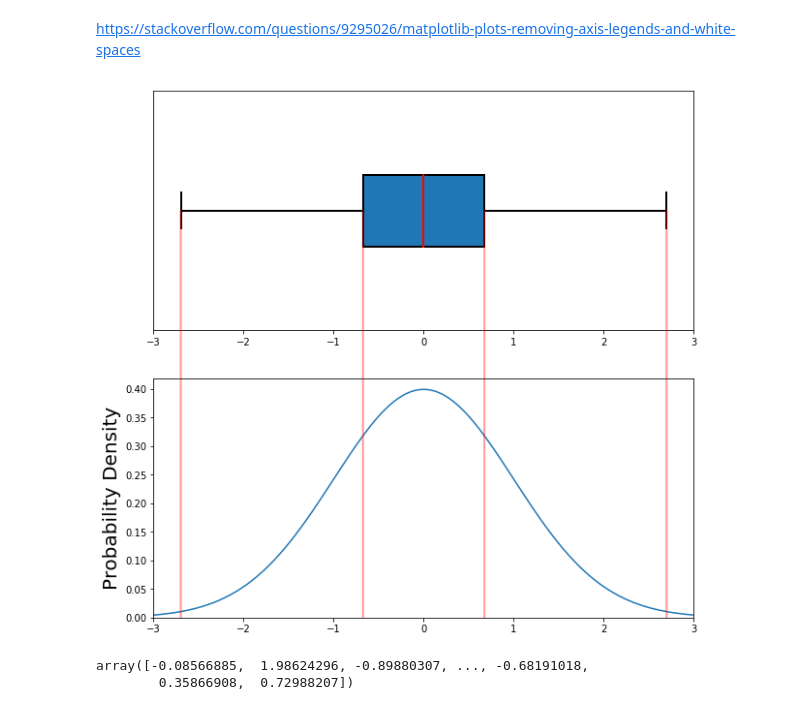
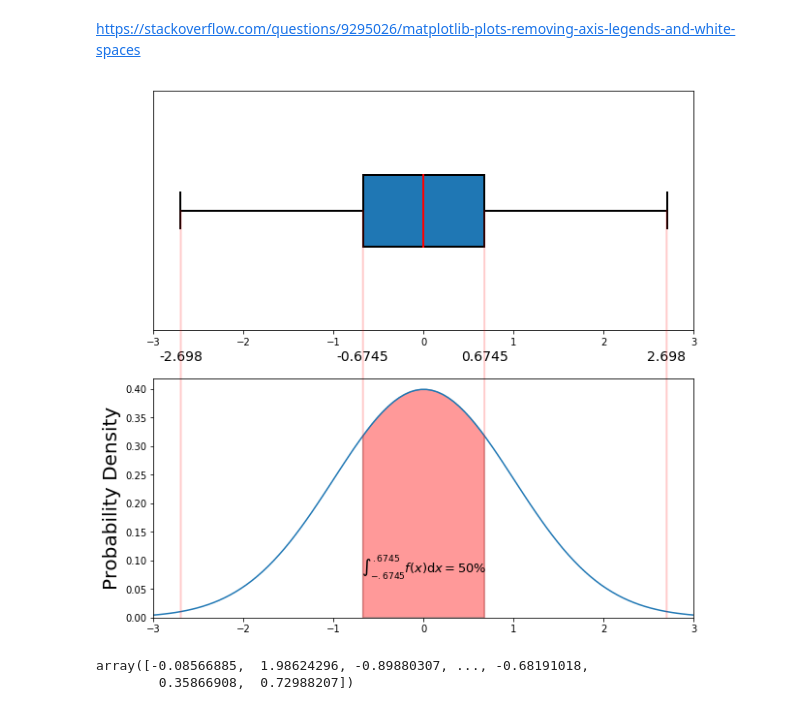
Before and after one commit to mGalarnyk/Python_Tutorials, a Jupyter notebook: Statistics/box_plot.ipynb, the cells around one changed output. Saved outputs shown, nothing was run; the diff lists cells and outputs as text; code cells hidden in the pictures.

Commit message:
Update boxplot image

```diff
--- a/Statistics/box_plot.ipynb
+++ b/Statistics/box_plot.ipynb
@@ -25,6 +26,10 @@ https://matplotlib.org/examples/statistics/boxplot_demo.html
 https://stackoverflow.com/questions/6146290/plotting-a-line-over-several-graphs
 # %% [markdown]
 https://stackoverflow.com/questions/9295026/matplotlib-plots-removing-axis-legends-and-white-spaces
+# %%
+def normalProbabilityDensity(x):
+    constant = 1.0 / np.sqrt(2*np.pi)
+    return(constant * np.exp((-x**2) / 2.0) )
 # %%
 # connection path is here: https://stackoverflow.com/questions/6146290/plotting-a-line-over-several-graphs
 
@@ -63,43 +68,73 @@ axes[1].set_ylabel('Probability Density', size = 20);
 # lower box
 con = ConnectionPatch(xyA=(-.6745, 0), xyB=(-.6745, 0),
     coordsA="data", coordsB="data", axesA=axes[1], axesB=axes[0],
-    arrowstyle="-", linewidth=2, color="red", zorder = 2, alpha = .4)
+    arrowstyle="-", linewidth=2, color="red", zorder = 2, alpha = .2)
 axes[1].add_artist(con)
 
 # upper box
 con = ConnectionPatch(xyA=(.6745, 0), xyB=(.6745, 0),
     coordsA="data", coordsB="data", axesA=axes[1], axesB=axes[0],
-    arrowstyle="-", linewidth=2, color="red", zorder = 2, alpha = .4)
+    arrowstyle="-", linewidth=2, color="red", zorder = 2, alpha = .2)
 axes[1].add_artist(con)
 
 # lower whisker
 con = ConnectionPatch(xyA=(-2.698, 0), xyB=(-2.698, 0),
     coordsA="data", coordsB="data", axesA=axes[1], axesB=axes[0],
-    arrowstyle="-", linewidth=2, color="red", zorder = 2, alpha = .4)
+    arrowstyle="-", linewidth=2, color="red", zorder = 2, alpha = .2)
 axes[1].add_artist(con)
 
 # upper whisker
 con = ConnectionPatch(xyA=(2.698, 0), xyB=(2.698, 0),
     coordsA="data", coordsB="data", axesA=axes[1], axesB=axes[0],
-    arrowstyle="-", linewidth=2, color="red", zorder = 2, alpha = .4)
+    arrowstyle="-", linewidth=2, color="red", zorder = 2, alpha = .2)
 axes[1].add_artist(con)
 
 
 # End Labels and such
 xTickLabels = ['',
                r'$\mu - 3\sigma$',
                r'$\mu - 2\sigma$',
                r'$\mu - \sigma$',
                r'$\mu$',
                r'$\mu + \sigma$',
                r'$\mu + 2\sigma$',
                r'$\mu + 3\sigma$']
 
 
-fig.savefig('testing123.png')
+axes[1].text(-.6745, .45, r'{0:.4f}'.format(-.6745),
+         horizontalalignment='center', fontsize=14, zorder = 0);
+
+axes[1].text(.6745, .45, r'{0:.4f}'.format(.6745),
+         horizontalalignment='center', fontsize=14, zorder = 0);
+
+axes[1].text(-2.698, .45, r'{0:.3f}'.format(-2.698),
+         horizontalalignment='center', fontsize=14, zorder = 0);
+
+axes[1].text(2.698, .45, r'{0:.3f}'.format(2.698),
+         horizontalalignment='center', fontsize=14, zorder = 0);
+
+
+# Make the shaded region
+ix = np.linspace(-.6745, .6745)
+iy = normalProbabilityDensity(ix)
+verts = [(-.6745, 0)] + list(zip(ix, iy)) + [(.6745, 0)]
+poly = Polygon(verts, facecolor='red', edgecolor='0.2', alpha = .4)
+axes[1].add_patch(poly);
+
+# Integrate PDF from -1 to 1
+result_n67_67, _ = quad(normalProbabilityDensity, -.6745, .6745, limit = 1000)
+
+axes[1].text(0, .08, r"$\int_{-.6745}^{.6745} f(x)\mathrm{d}x = $" + "{0:.0f}%".format(result_n67_67*100),
+         horizontalalignment='center', fontsize=13);
+
+
+#plt.subplots_adjust(top=0.92, bottom=-0.08, left=0.10, right=0.95, hspace=0.25,
+#                    wspace=0.35)
+
+#fig.savefig('testing123.png')
 #nrows = 1, ncols = 3,
 # %% [output]
-[figure, old version]
+[figure, new version]
 # %%
 xx = arange(100)
 cut = (xx > 0) & (xx % 17 == 0)
```
Also changed, not shown: parts of 1 cell of this notebook, 1 other file.
